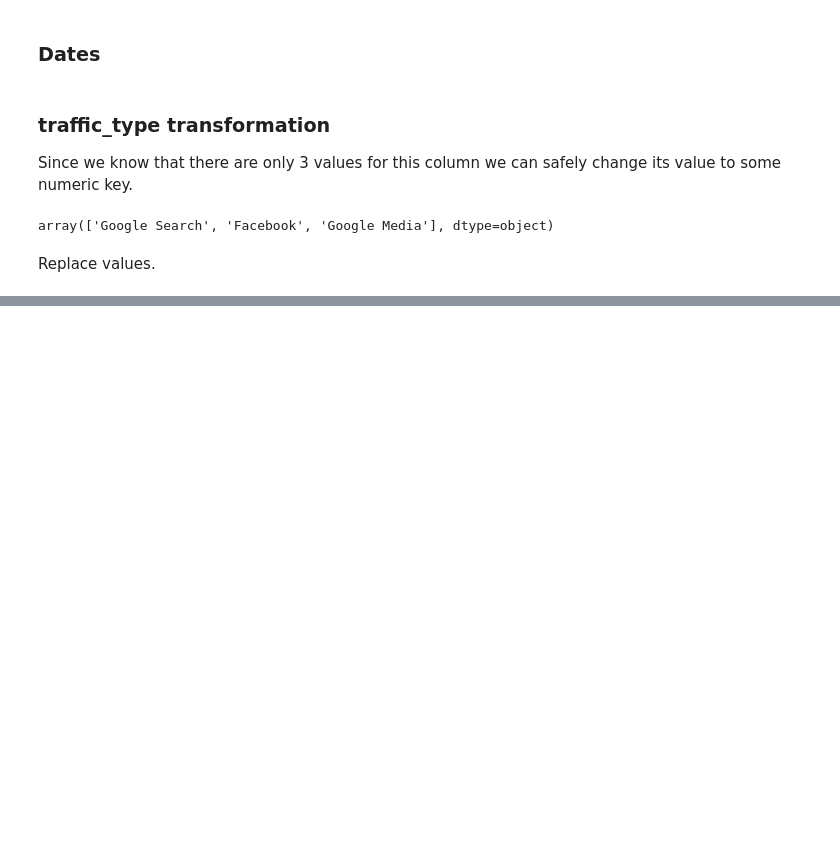
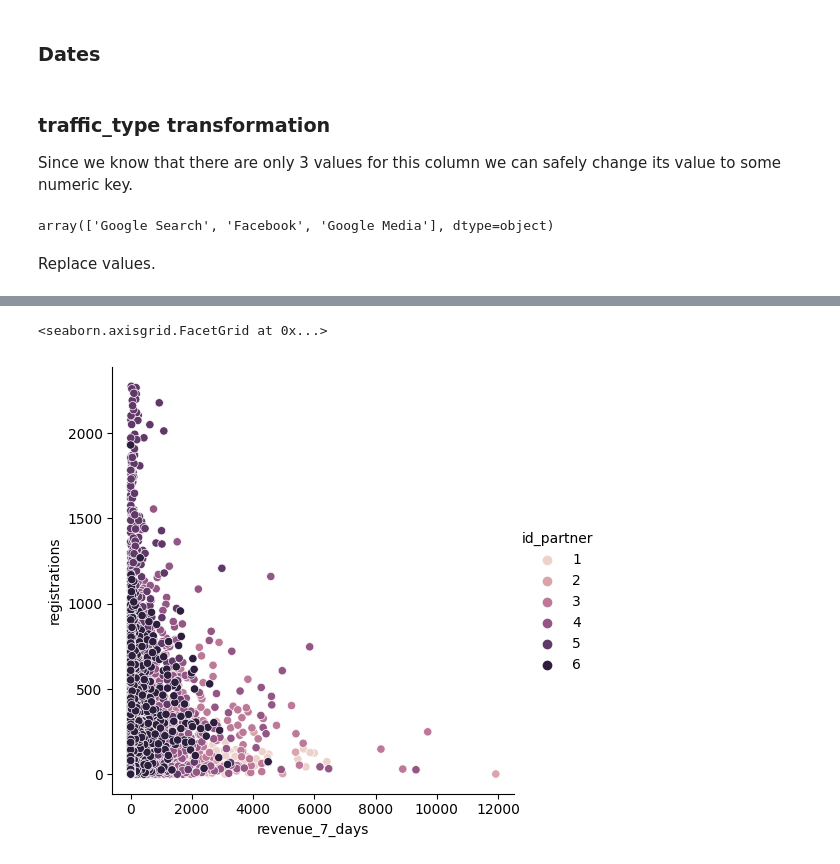
Before and after one commit to nastyabekesheva/Case, a Jupyter notebook: GenesisCase.ipynb, the cells around one changed output, grey strips where cells are left out. Saved outputs shown, nothing was run; the diff lists cells and outputs as text; code cells hidden in the pictures; blank space fills up the shorter version.

```diff
--- a/GenesisCase.ipynb
+++ b/GenesisCase.ipynb
@@ -123,0 +193,5 @@ df
+# %%
+sns.relplot(data=df, y="registrations", x="revenue_7_days", hue="id_partner")
+# %% [output]
+<seaborn.axisgrid.FacetGrid at 0x...>
+[figure, added]
```
Also changed, not shown: parts of 33 cells of this notebook.
